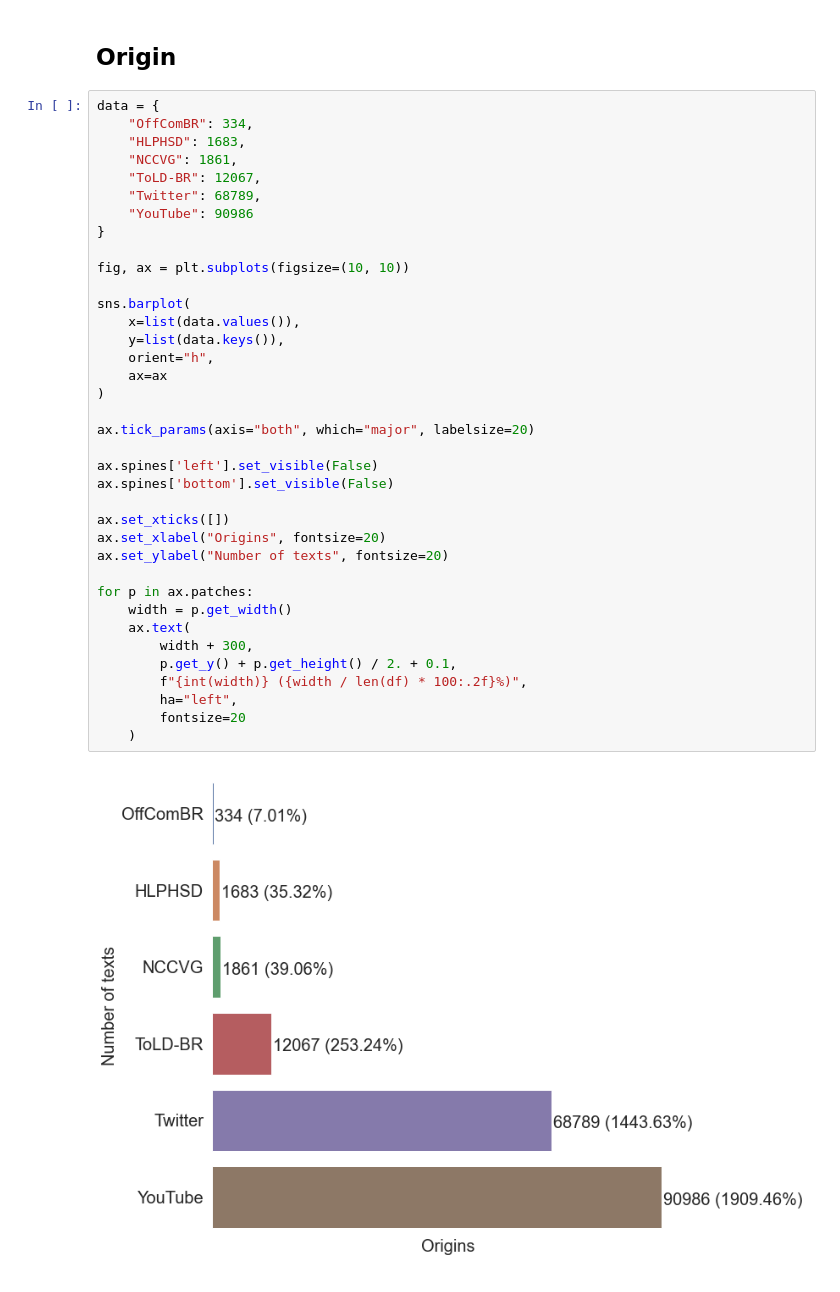
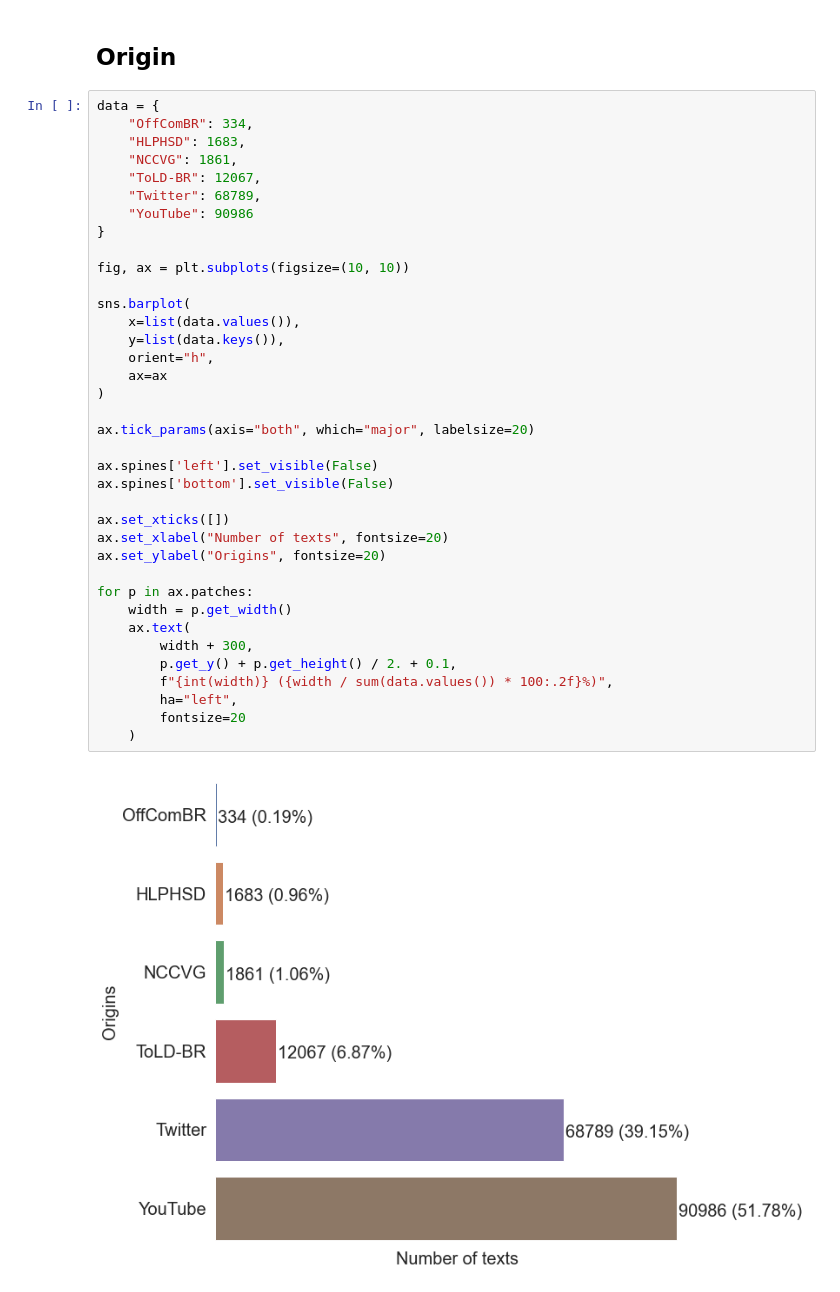
Before and after one commit to DougTrajano/olid-br, a Jupyter notebook: notebooks/exploring/paper.ipynb, the cells around one changed output. Cells and saved outputs as stored; diff of their text form.

```diff
--- a/notebooks/exploring/paper.ipynb
+++ b/notebooks/exploring/paper.ipynb
@@ -295,34 +295,34 @@ data = {
     "ToLD-BR": 12067,
     "Twitter": 68789,
     "YouTube": 90986
 }
 
 fig, ax = plt.subplots(figsize=(10, 10))
 
 sns.barplot(
     x=list(data.values()),
     y=list(data.keys()),
     orient="h",
     ax=ax
 )
 
 ax.tick_params(axis="both", which="major", labelsize=20)
 
 ax.spines['left'].set_visible(False)
 ax.spines['bottom'].set_visible(False)
 
 ax.set_xticks([])
-ax.set_xlabel("Origins", fontsize=20)
-ax.set_ylabel("Number of texts", fontsize=20)
+ax.set_xlabel("Number of texts", fontsize=20)
+ax.set_ylabel("Origins", fontsize=20)
 
 for p in ax.patches:
     width = p.get_width()
     ax.text(
         width + 300,
         p.get_y() + p.get_height() / 2. + 0.1,
-        f"{int(width)} ({width / len(df) * 100:.2f}%)",
+        f"{int(width)} ({width / sum(data.values()) * 100:.2f}%)",
         ha="left",
         fontsize=20
     )
 # %% [output]
-[figure, old version]
+[figure, new version]
```
Also changed, not shown: 1 other file.
